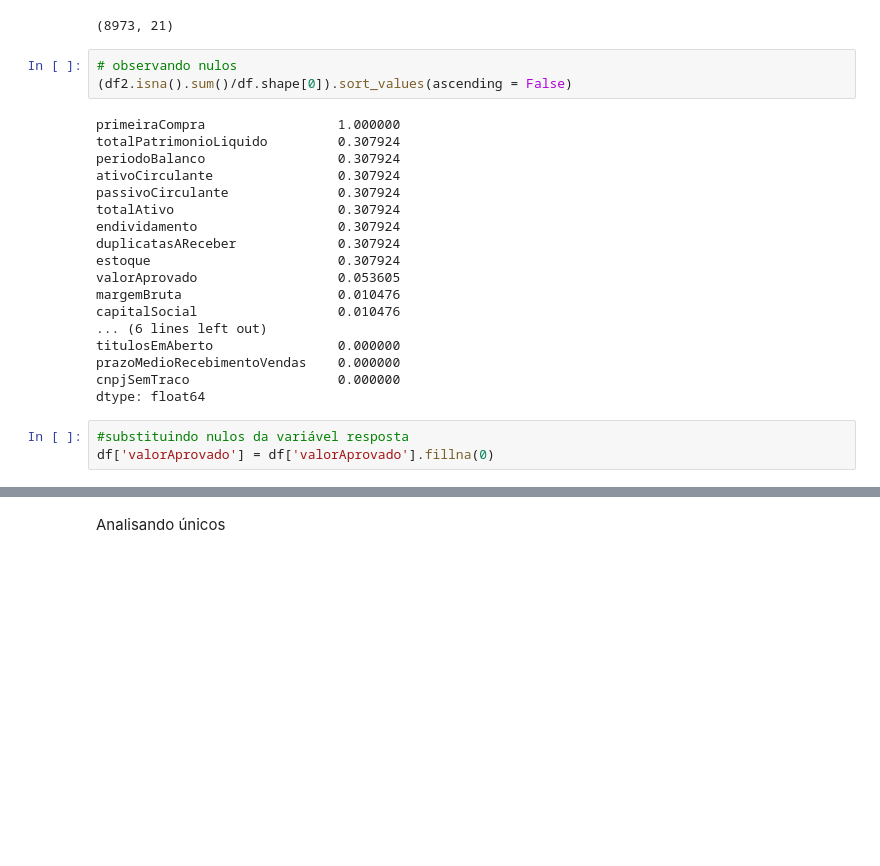
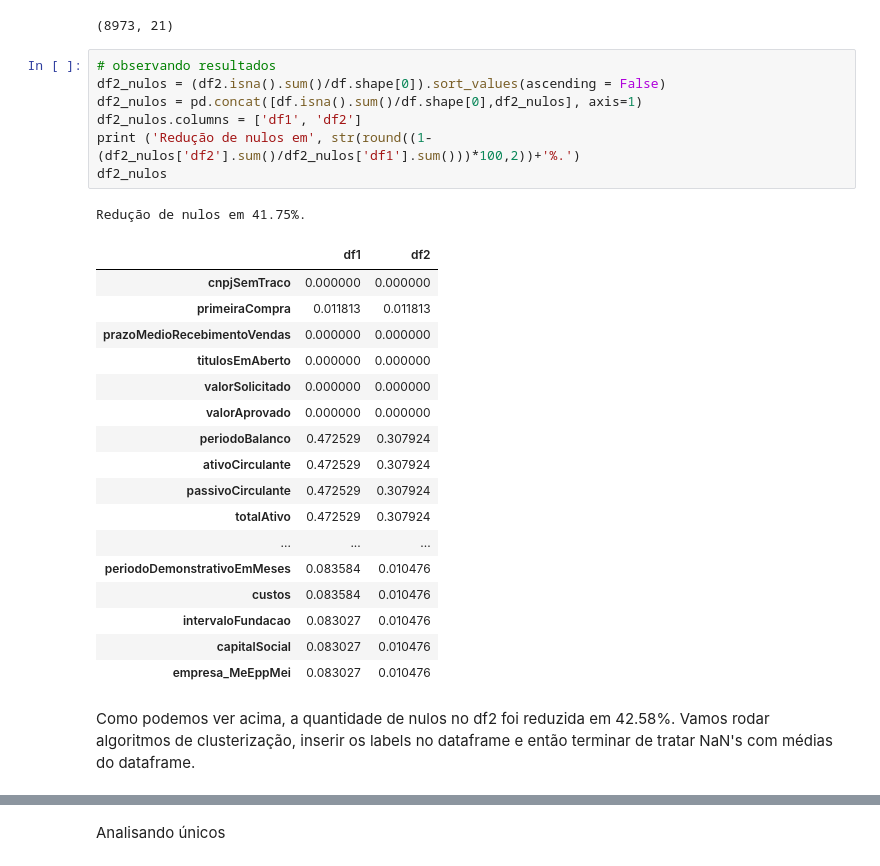
Before and after one commit to diegocmr/bootcamp_ia, a Jupyter notebook: analise_exploratoria.ipynb, the cells around one changed output, grey strips where cells are left out. Drawn from its saved outputs; the diff is of its cells as text; blank space fills up the shorter version.

```diff
--- a/analise_exploratoria.ipynb
+++ b/analise_exploratoria.ipynb
@@ -253,27 +376,32 @@ df2 = pd.concat(lista_df)
 df2.shape
 # %% [output]
 (8973, 21)
-# %%
-# observando nulos
-(df2.isna().sum()/df.shape[0]).sort_values(ascending = False)
-# %% [output]
-primeiraCompra                 1.000000
-totalPatrimonioLiquido         0.307924
-periodoBalanco                 0.307924
-ativoCirculante                0.307924
-passivoCirculante              0.307924
-totalAtivo                     0.307924
-endividamento                  0.307924
-duplicatasAReceber             0.307924
-estoque                        0.307924
-valorAprovado                  0.053605
-margemBruta                    0.010476
-capitalSocial                  0.010476
-... (6 lines left out)
-titulosEmAberto                0.000000
-prazoMedioRecebimentoVendas    0.000000
-cnpjSemTraco                   0.000000
-dtype: float64
-# %%
-#substituindo nulos da variável resposta
-df['valorAprovado'] = df['valorAprovado'].fillna(0)
+# %%
+# observando resultados
+df2_nulos = (df2.isna().sum()/df.shape[0]).sort_values(ascending = False)
+df2_nulos = pd.concat([df.isna().sum()/df.shape[0],df2_nulos], axis=1)
+df2_nulos.columns = ['df1', 'df2']
+print ('Redução de nulos em', str(round((1-(df2_nulos['df2'].sum()/df2_nulos['df1'].sum()))*100,2))+'%.')
+df2_nulos
+# %% [output]
+Redução de nulos em 41.75%.
+|  | df1 | df2 |
+| cnpjSemTraco | 0.000000 | 0.000000 |
+| primeiraCompra | 0.011813 | 0.011813 |
+| prazoMedioRecebimentoVendas | 0.000000 | 0.000000 |
+| titulosEmAberto | 0.000000 | 0.000000 |
+| valorSolicitado | 0.000000 | 0.000000 |
+| valorAprovado | 0.000000 | 0.000000 |
+| periodoBalanco | 0.472529 | 0.307924 |
+| ativoCirculante | 0.472529 | 0.307924 |
+| passivoCirculante | 0.472529 | 0.307924 |
+| totalAtivo | 0.472529 | 0.307924 |
+| ... | ... | ... |
+| periodoDemonstrativoEmMeses | 0.083584 | 0.010476 |
+| custos | 0.083584 | 0.010476 |
+| intervaloFundacao | 0.083027 | 0.010476 |
+| capitalSocial | 0.083027 | 0.010476 |
+| empresa_MeEppMei | 0.083027 | 0.010476 |
+# %% [markdown]
+Como podemos ver acima, a quantidade de nulos no df2 foi reduzida em 42.58%.
+Vamos rodar algoritmos de clusterização, inserir os labels no dataframe e então terminar de tratar NaN's com médias do dataframe.
```
Also changed, not shown: parts of 30 cells of this notebook, 1 other file.
